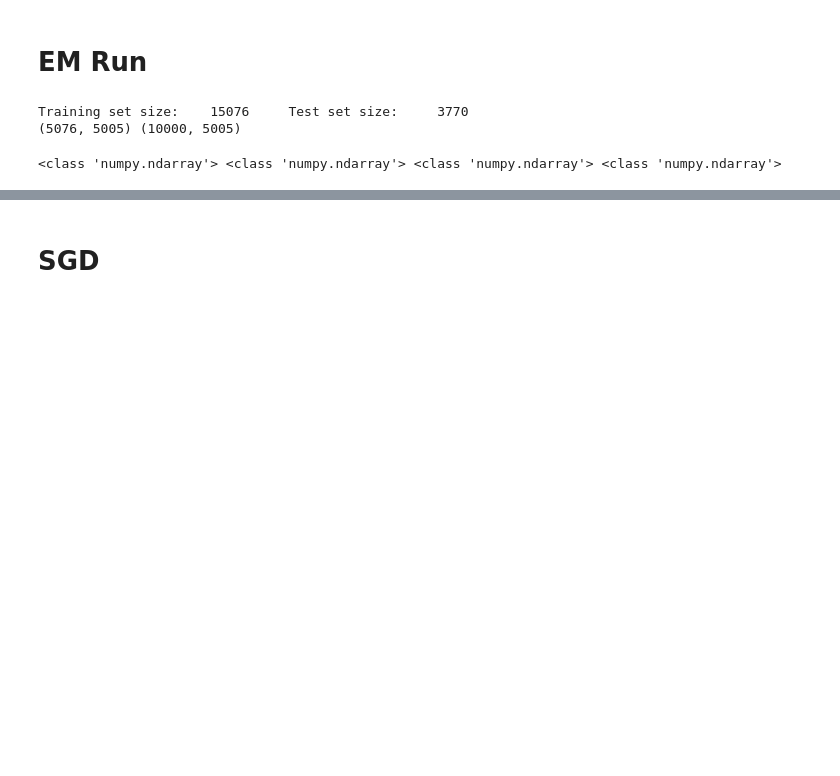
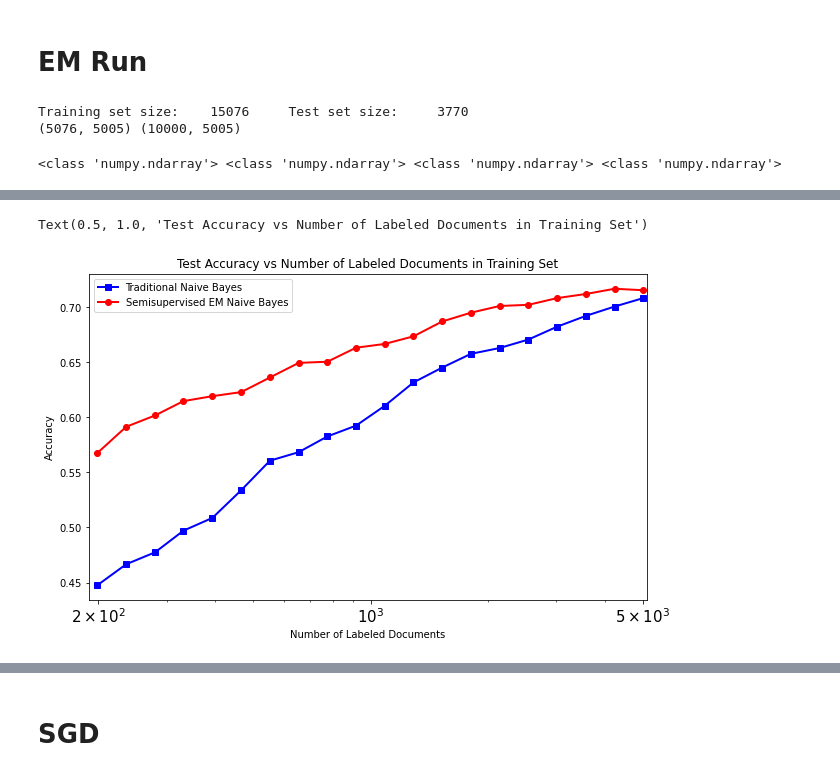
Before and after one commit to aniruddh-shukla/ATML-proj, a Jupyter notebook: Oishi_ATIML_final_Vatsal.ipynb, the cells around one changed output, grey strips where cells are left out. Drawn from its saved outputs; the diff is of its cells as text; code cells hidden in the pictures; blank space fills up the shorter version.

```diff
--- a/Oishi_ATIML_final_Vatsal.ipynb
+++ b/Oishi_ATIML_final_Vatsal.ipynb
@@ -507,0 +590,16 @@ Text(0.5, 1.0, 'Cross-Validation Average Accuracy vs Number of Labeled Documents
+# %%
+# Evaluate semi-supervised EM NB classifier using test data set
+em_nb_test_scores = dict()
+em_nb_test_scores['accuracy'] = list()
+em_nb_test_scores['recall'] = list()
+em_nb_test_scores['precision'] = list()
+em_nb_test_scores['f1_score'] = list()
+for n_l_docs in experiments:
+    em_nb_clf = Semi_EM_MultinomialNB(alpha=1e-2, tol=100, print_log_lkh=False).fit(X_l[:n_l_docs,], y_l[:n_l_docs], X_u)
+    pred = em_nb_clf.predict(test_X)
+    accuracy = metrics.accuracy_score(test_y, pred)
+    em_nb_test_scores['accuracy'].append(accuracy)
+    em_nb_test_scores['recall'].append(metrics.recall_score(test_y, pred, average='macro'))
+    em_nb_test_scores['precision'].append(metrics.precision_score(test_y, pred, average='macro'))
+    em_nb_test_scores['f1_score'].append(metrics.f1_score(test_y, pred, average='macro'))
+    print("%6d labeled documents lead to accuracy of %.3f" % (n_l_docs, accuracy))
@@ -507,0 +627,17 @@ Text(0.5, 1.0, 'Cross-Validation Average Accuracy vs Number of Labeled Documents
+# %%
+# Plot and compare test accuracy metrics
+fig = plt.figure(figsize=(10,6))
+ax = fig.add_subplot(111)
+ax.plot(experiments, nb_test_scores['accuracy'], color='b', marker='s', linewidth=2, label='Traditional Naive Bayes')
+ax.plot(experiments, em_nb_test_scores['accuracy'], color='r', marker='o', linewidth=2, label='Semisupervised EM Naive Bayes')
+ax.set_xlabel('Number of Labeled Documents')
+ax.set_ylabel('Accuracy')
+ax.set_xlim(left=np.min(experiments)-10, right=np.max(experiments)+100)
+ax.set_xscale('log')
+ax.set_xticks([200, 1000, 5000])
+ax.set_xticklabels([r'$2\times10^2$', r'$10^3$', r'$5\times10^3$'], fontsize=15)
+plt.legend(loc='upper left')
+plt.title('Test Accuracy vs Number of Labeled Documents in Training Set')
+# %% [output]
+Text(0.5, 1.0, 'Test Accuracy vs Number of Labeled Documents in Training Set')
+[figure, added]
```
Also changed, not shown: parts of 24 cells of this notebook.
